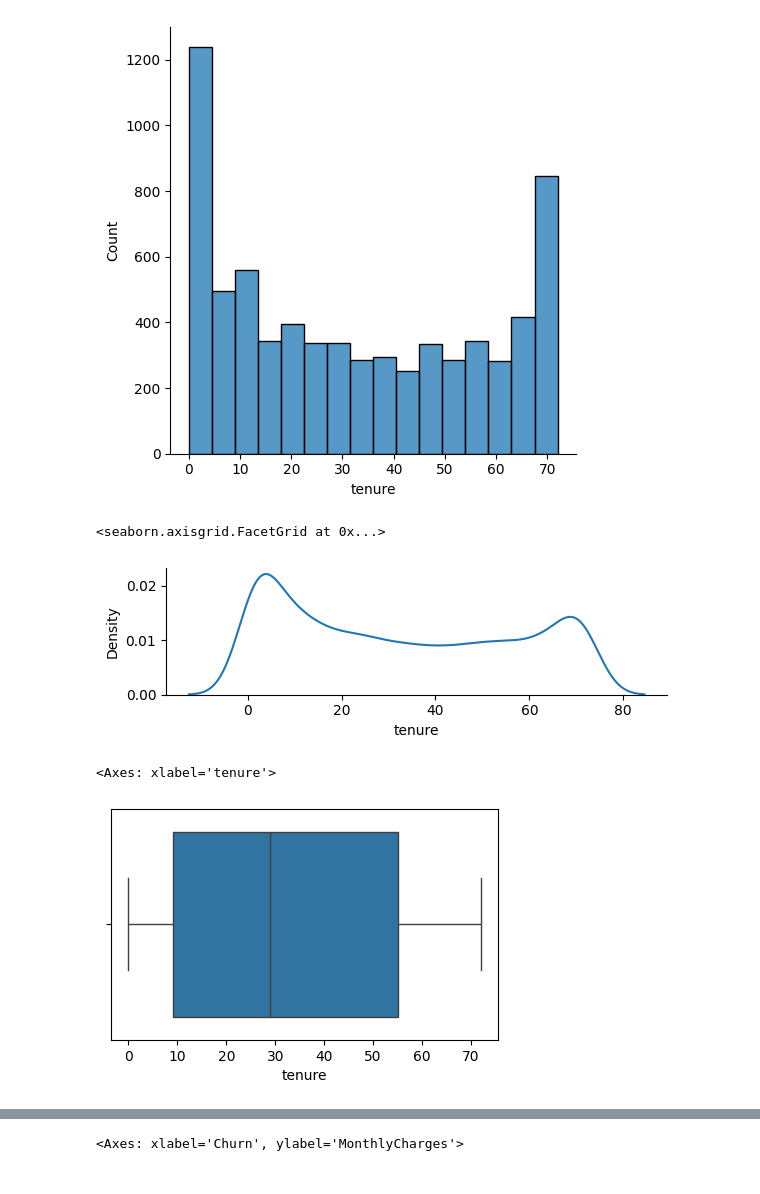
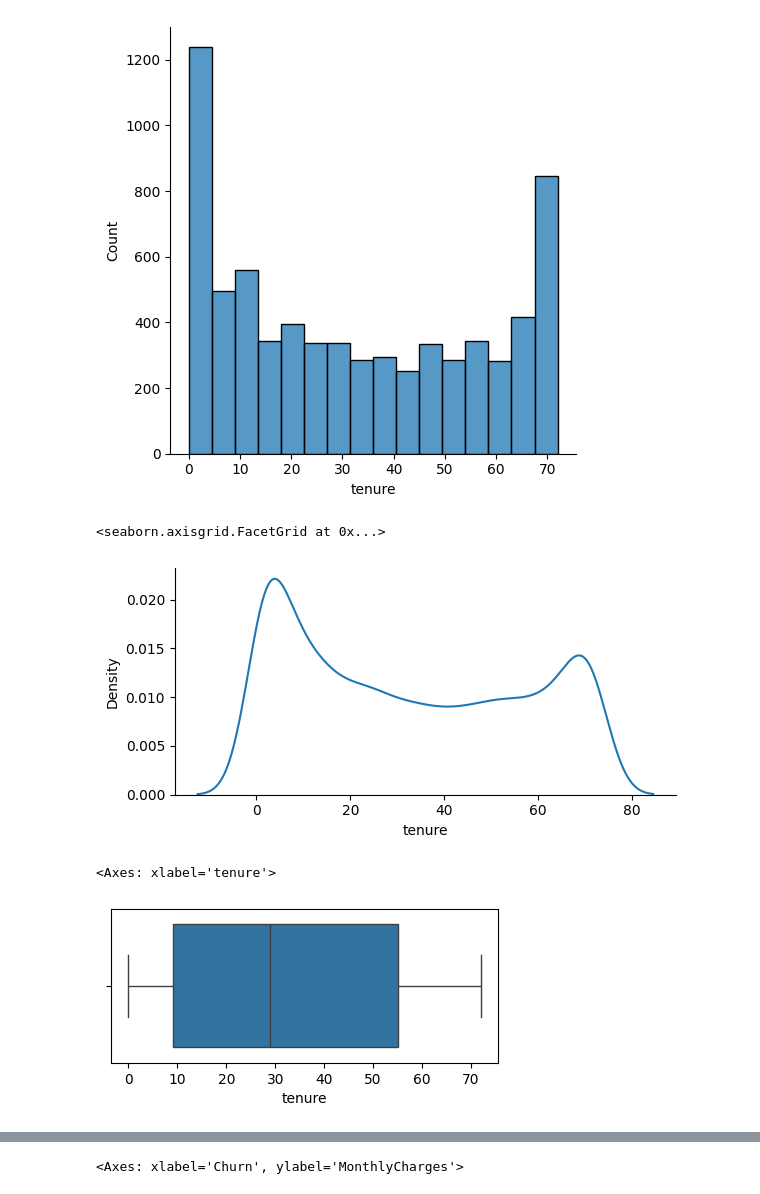
Before and after one commit to neelakandanoj/100DaysofCode, a Jupyter notebook: Pandas/Day2.ipynb, the cells around one changed output, grey strips where cells are left out. Cells and saved outputs as stored; diff of their text form; code cells hidden in the pictures.

Commit message:
data visuali

```diff
--- a/Pandas/Day2.ipynb
+++ b/Pandas/Day2.ipynb
@@ -287,14 +300,14 @@ sns.displot(df['tenure'])
 <seaborn.axisgrid.FacetGrid at 0x...>
 [figure]
 # %%
-sns.displot(df['tenure'], kind='kde', aspect=3,height=2)
+sns.displot(df['tenure'], kind='kde',height=3,aspect=2)
 # %% [output]
 <seaborn.axisgrid.FacetGrid at 0x...>
-[figure, old version]
+[figure, new version]
 # %%
-plt.figure(figsize=(5,3))
+plt.figure(figsize=(5,2))
 sns.boxplot(x=df['tenure'])
 # %% [output]
 <Axes: xlabel='tenure'>
-[figure, old version]
+[figure, new version]
 # %%
```
Also changed, not shown: parts of 15 cells of this notebook.
